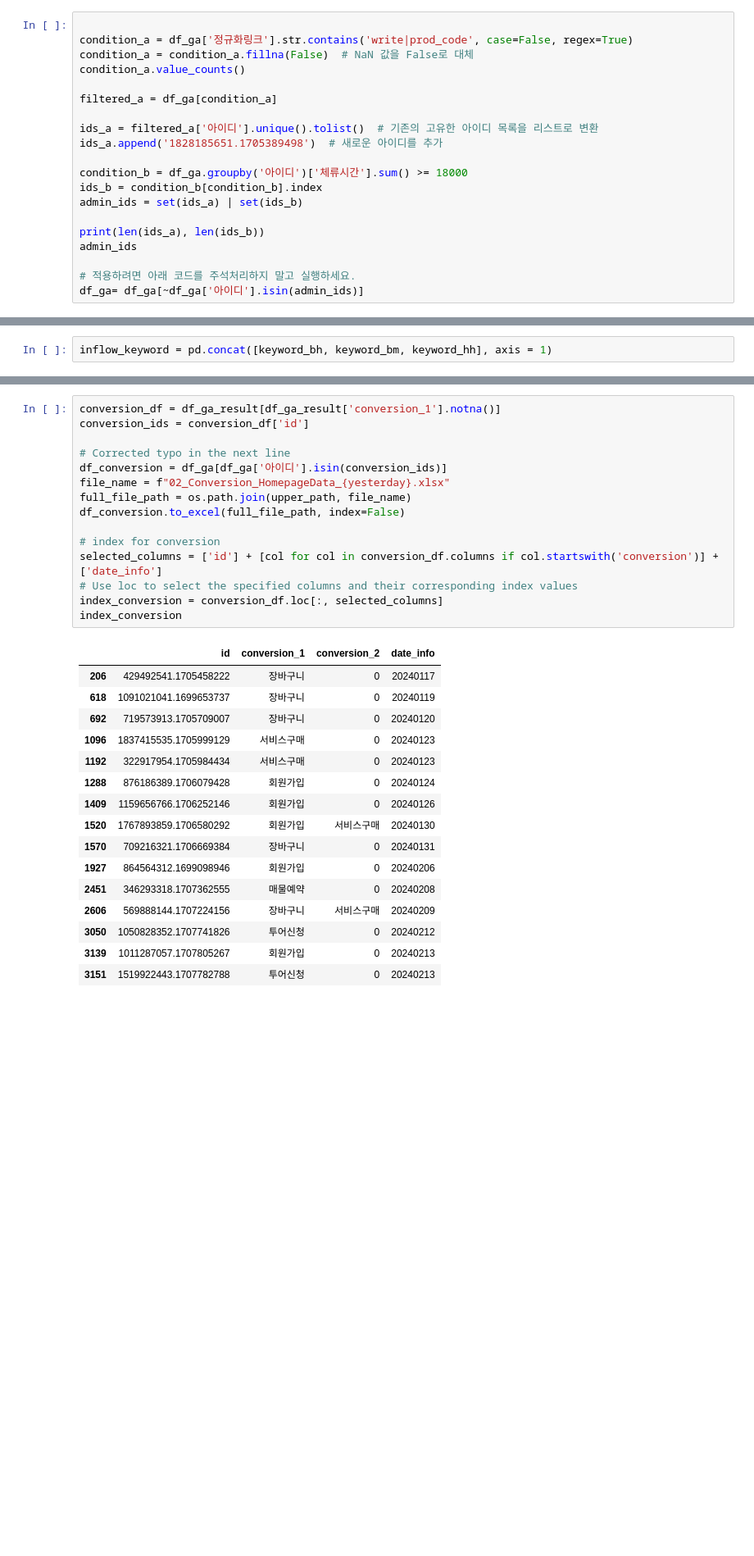
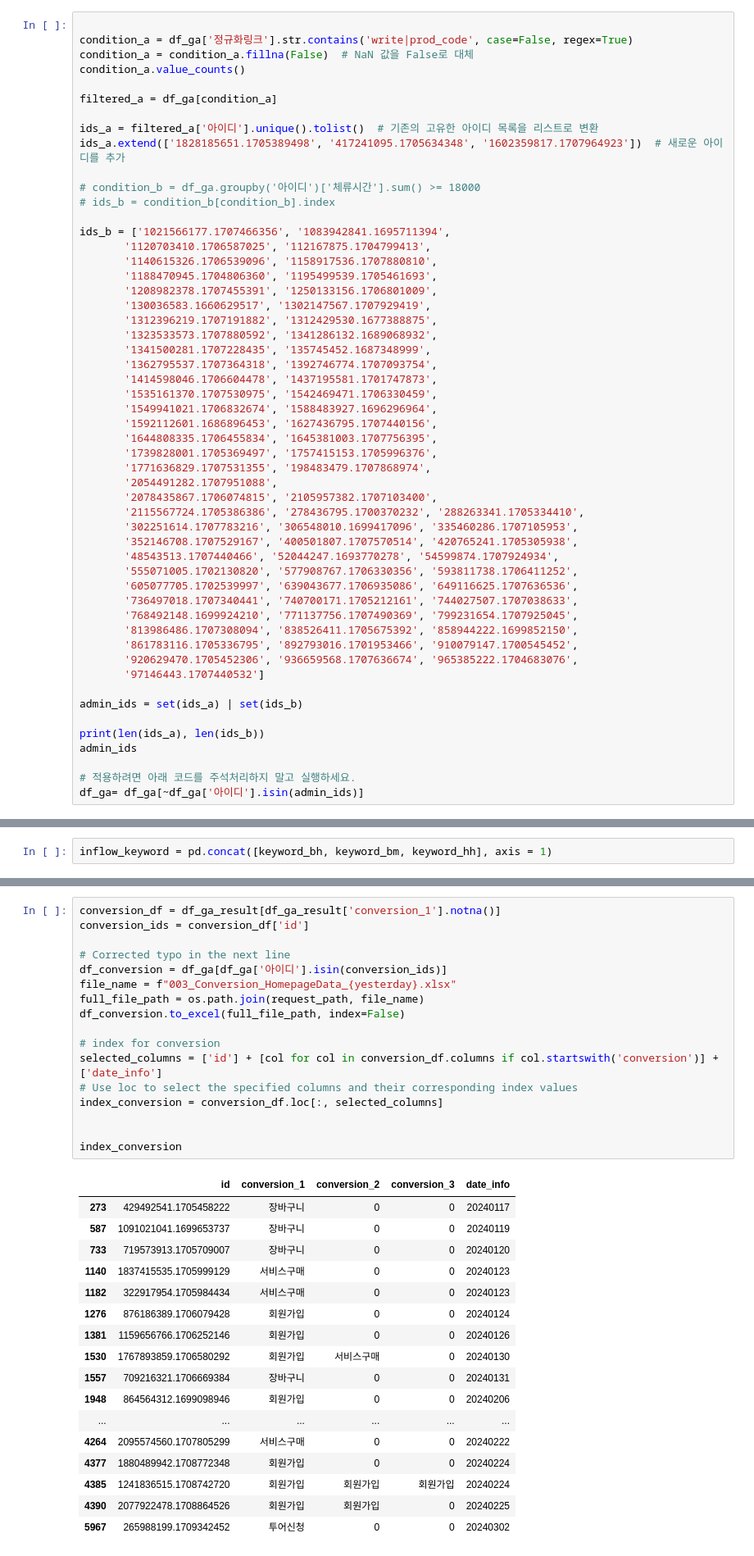
Before and after one commit to kang00111/funnel_test, a Jupyter notebook: blog+ga(notadmin)_2.ipynb, the cells around one changed output, grey strips where cells are left out. Shown at 82% size. Drawn from its saved outputs; the diff is of its cells as text; blank space fills up the shorter version.

```diff
--- a/blog+ga(notadmin)_2.ipynb
+++ b/blog+ga(notadmin)_2.ipynb
@@ -412,10 +421,43 @@ condition_a.value_counts()
 filtered_a = df_ga[condition_a]
 
 ids_a = filtered_a['아이디'].unique().tolist()  # 기존의 고유한 아이디 목록을 리스트로 변환
-ids_a.append('1828185651.1705389498')  # 새로운 아이디를 추가
+ids_a.extend(['1828185651.1705389498', '417241095.1705634348', '1602359817.1707964923'])  # 새로운 아이디를 추가
 
-condition_b = df_ga.groupby('아이디')['체류시간'].sum() >= 18000
-ids_b = condition_b[condition_b].index
+# condition_b = df_ga.groupby('아이디')['체류시간'].sum() >= 18000
+# ids_b = condition_b[condition_b].index
+
+ids_b = ['1021566177.1707466356', '1083942841.1695711394',
+       '1120703410.1706587025', '112167875.1704799413',
+       '1140615326.1706539096', '1158917536.1707880810',
+       '1188470945.1704806360', '1195499539.1705461693',
+       '1208982378.1707455391', '1250133156.1706801009',
+       '130036583.1660629517', '1302147567.1707929419',
+       '1312396219.1707191882', '1312429530.1677388875',
+       '1323533573.1707880592', '1341286132.1689068932',
+       '1341500281.1707228435', '135745452.1687348999',
+       '1362795537.1707364318', '1392746774.1707093754',
+       '1414598046.1706604478', '1437195581.1701747873',
+       '1535161370.1707530975', '1542469471.1706330459',
+       '1549941021.1706832674', '1588483927.1696296964',
+       '1592112601.1686896453', '1627436795.1707440156',
+       '1644808335.1706455834', '1645381003.1707756395',
+       '1739828001.1705369497', '1757415153.1705996376',
+       '1771636829.1707531355', '198483479.1707868974',
+       '2054491282.1707951088',
+       '2078435867.1706074815', '2105957382.1707103400',
+       '2115567724.1705386386', '278436795.1700370232', '288263341.1705334410',
+       '302251614.1707783216', '306548010.1699417096', '335460286.1707105953',
+       '352146708.1707529167', '400501807.1707570514', '420765241.1705305938',
+       '48543513.1707440466', '52044247.1693770278', '54599874.1707924934',
+       '555071005.1702130820', '577908767.1706330356', '593811738.1706411252',
+       '605077705.1702539997', '639043677.1706935086', '649116625.1707636536',
+       '736497018.1707340441', '740700171.1705212161', '744027507.1707038633',
+       '768492148.1699924210', '771137756.1707490369', '799231654.1707925045',
+       '813986486.1707308094', '838526411.1705675392', '858944222.1699852150',
+       '861783116.1705336795', '892793016.1701953466', '910079147.1700545452',
+       '920629470.1705452306', '936659568.1707636674', '965385222.1704683076',
+       '97146443.1707440532']
+
 admin_ids = set(ids_a) | set(ids_b)
 
 print(len(ids_a), len(ids_b))
@@ -719,32 +794,35 @@ inflow_keyword.to_excel(full_file_path, index=False)
 # %%
 conversion_df = df_ga_result[df_ga_result['conversion_1'].notna()]
 conversion_ids = conversion_df['id']
 
 # Corrected typo in the next line
 df_conversion = df_ga[df_ga['아이디'].isin(conversion_ids)]
-file_name = f"02_Conversion_HomepageData_{yesterday}.xlsx"
-full_file_path = os.path.join(upper_path, file_name)
+file_name = f"003_Conversion_HomepageData_{yesterday}.xlsx"
+full_file_path = os.path.join(request_path, file_name)
 df_conversion.to_excel(full_file_path, index=False)
 
 # index for conversion
 selected_columns = ['id'] + [col for col in conversion_df.columns if col.startswith('conversion')] + ['date_info']
 # Use loc to select the specified columns and their corresponding index values
 index_conversion = conversion_df.loc[:, selected_columns]
+
+
 index_conversion
 # %% [output]
-|  | id | conversion_1 | conversion_2 | date_info |
-| 206 | 429492541.1705458222 | 장바구니 | 0 | 20240117 |
-| 618 | 1091021041.1699653737 | 장바구니 | 0 | 20240119 |
-| 692 | 719573913.1705709007 | 장바구니 | 0 | 20240120 |
-| 1096 | 1837415535.1705999129 | 서비스구매 | 0 | 20240123 |
-| 1192 | 322917954.1705984434 | 서비스구매 | 0 | 20240123 |
-| 1288 | 876186389.1706079428 | 회원가입 | 0 | 20240124 |
-| 1409 | 1159656766.1706252146 | 회원가입 | 0 | 20240126 |
-| 1520 | 1767893859.1706580292 | 회원가입 | 서비스구매 | 20240130 |
-| 1570 | 709216321.1706669384 | 장바구니 | 0 | 20240131 |
-| 1927 | 864564312.1699098946 | 회원가입 | 0 | 20240206 |
-| 2451 | 346293318.1707362555 | 매물예약 | 0 | 20240208 |
-| 2606 | 569888144.1707224156 | 장바구니 | 서비스구매 | 20240209 |
-| 3050 | 1050828352.1707741826 | 투어신청 | 0 | 20240212 |
-| 3139 | 1011287057.1707805267 | 회원가입 | 0 | 20240213 |
-| 3151 | 1519922443.1707782788 | 투어신청 | 0 | 20240213 |
+|  | id | conversion_1 | conversion_2 | conversion_3 | date_info |
+| 273 | 429492541.1705458222 | 장바구니 | 0 | 0 | 20240117 |
+| 587 | 1091021041.1699653737 | 장바구니 | 0 | 0 | 20240119 |
+| 733 | 719573913.1705709007 | 장바구니 | 0 | 0 | 20240120 |
+| 1140 | 1837415535.1705999129 | 서비스구매 | 0 | 0 | 20240123 |
+| 1182 | 322917954.1705984434 | 서비스구매 | 0 | 0 | 20240123 |
+| 1276 | 876186389.1706079428 | 회원가입 | 0 | 0 | 20240124 |
+| 1381 | 1159656766.1706252146 | 회원가입 | 0 | 0 | 20240126 |
+| 1530 | 1767893859.1706580292 | 회원가입 | 서비스구매 | 0 | 20240130 |
+| 1557 | 709216321.1706669384 | 장바구니 | 0 | 0 | 20240131 |
+| 1948 | 864564312.1699098946 | 회원가입 | 0 | 0 | 20240206 |
+| ... | ... | ... | ... | ... | ... |
+| 4264 | 2095574560.1707805299 | 서비스구매 | 0 | 0 | 20240222 |
+| 4377 | 1880489942.1708772348 | 회원가입 | 0 | 0 | 20240224 |
+| 4385 | 1241836515.1708742720 | 회원가입 | 회원가입 | 회원가입 | 20240224 |
+| 4390 | 2077922478.1708864526 | 회원가입 | 회원가입 | 0 | 20240225 |
+| 5967 | 265988199.1709342452 | 투어신청 | 0 | 0 | 20240302 |
```
Also changed, not shown: parts of 23 cells of this notebook, 1 other file.
